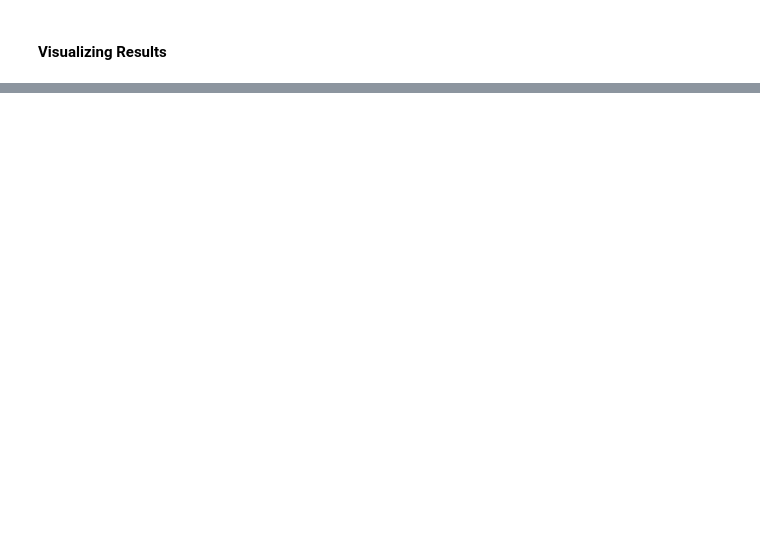
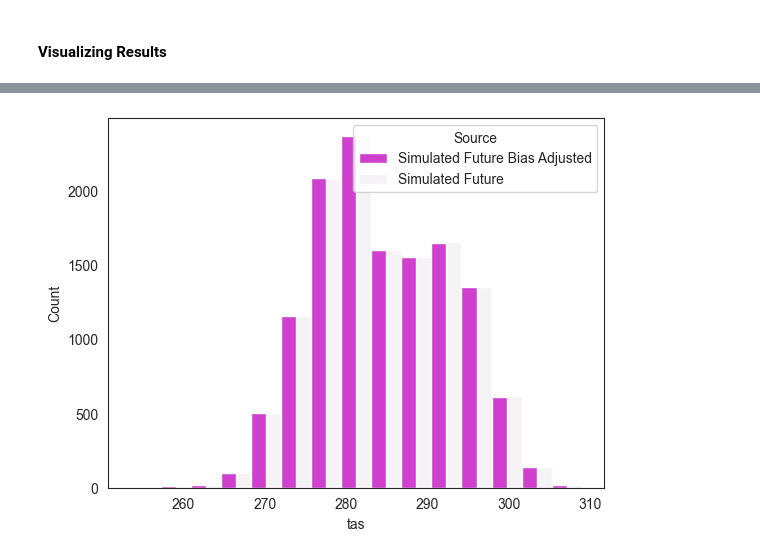
Before and after one commit to JGCRI/basd, a Jupyter notebook: notebooks/quickstarter.ipynb, the cells around one changed output, grey strips where cells are left out. Saved outputs shown, nothing was run; the diff lists cells and outputs as text; code cells hidden in the pictures; blank space fills up the shorter version.

```diff
--- a/notebooks/quickstarter.ipynb
+++ b/notebooks/quickstarter.ipynb
@@ -92,0 +44,13 @@ p2 = sim_fut_ba_loc.plot.line(x='time', marker=None, linewidth=0.2, aspect=2, si
+# %%
+tas_obs_hist = xr.open_dataset('../basd/data/tas_obs-hist_coarse_1979-2014.nc')
+tas_sim_hist = xr.open_dataset('../basd/data/tas_sim-hist_coarse_1979-2014.nc')
+tas_sim_fut = xr.open_dataset('../basd/data/tas_sim-fut_coarse_2065-2100.nc')
+tas_params = basd.Parameters(trend_preservation='additive', distribution='normal',
+                             detrend=True)
+tas_ba = basd.Adjustment(tas_obs_hist, tas_sim_hist, tas_sim_fut, 'tas', params)
+loc = tuple([1,1])
+tas_sim_fut_ba_loc = tas_ba.adjust_bias_one_location(loc)
+# %%
+tas_sim_fut_ba_loc.plot_hist()
+# %% [output]
+[figure, added]
```
Also changed, not shown: parts of 14 cells of this notebook.
